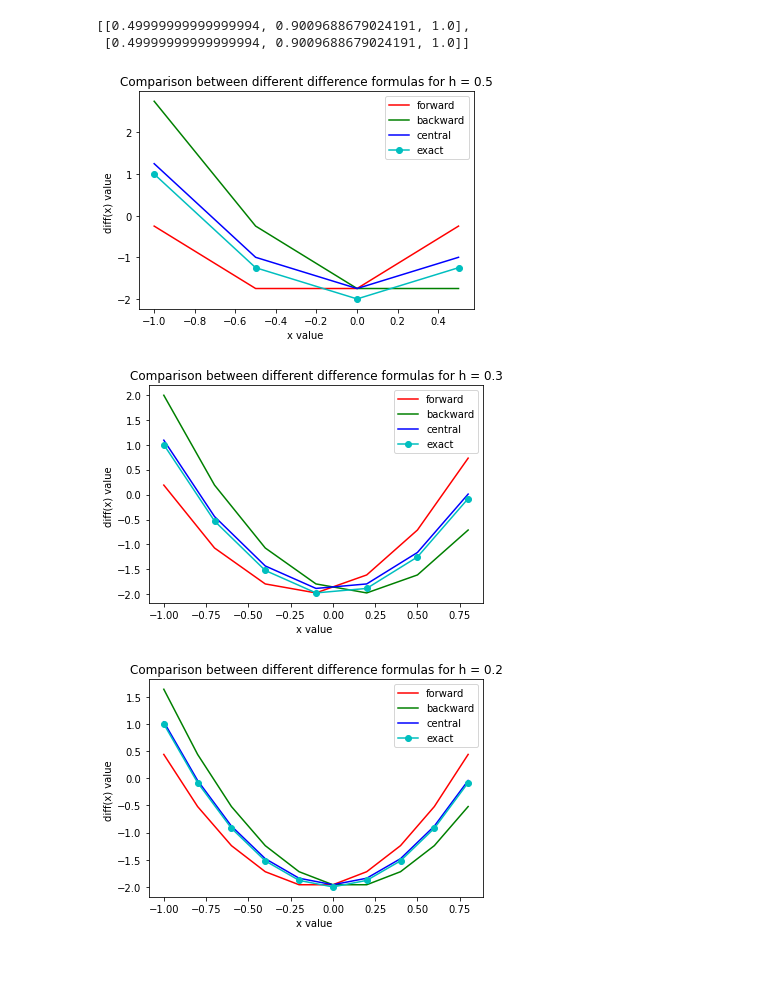
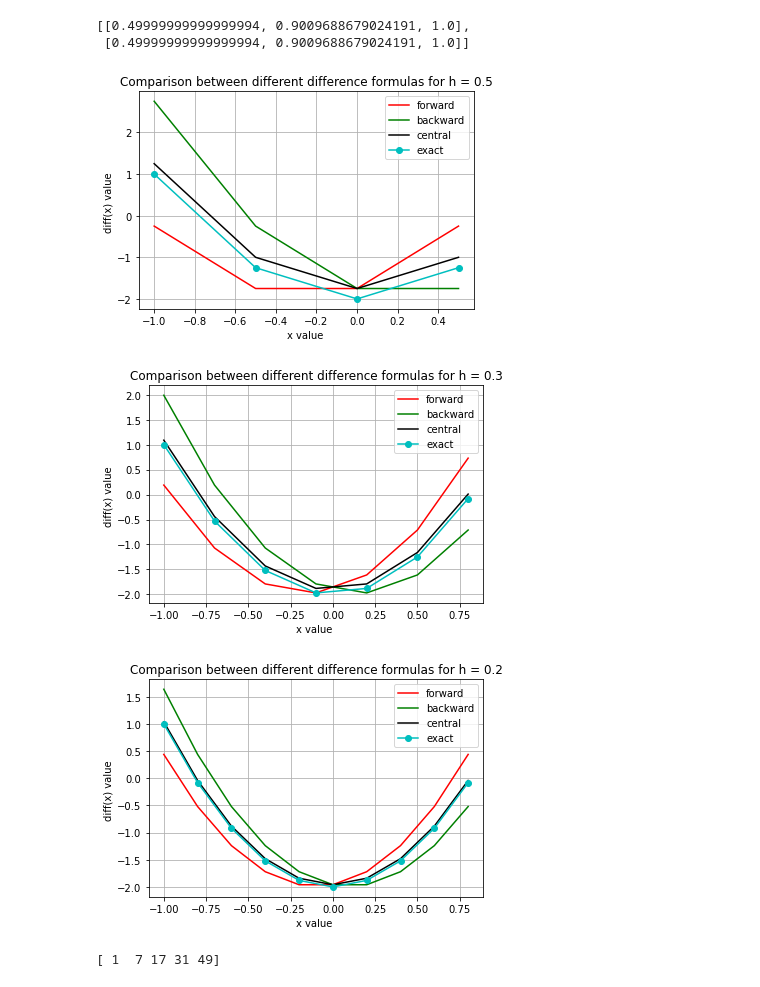
Before and after one commit to RiteshKhan/Random, a Jupyter notebook: 11_02_2022.ipynb, the cells around one changed output. Saved outputs shown, nothing was run; the diff lists cells and outputs as text; code cells hidden in the pictures.

```diff
--- a/11_02_2022.ipynb
+++ b/11_02_2022.ipynb
@@ -234,36 +234,38 @@ exact = df(xvec)
 import matplotlib.pyplot as plt
 plt.plot(xvec,frwd, color = 'r', label = "forward")
 plt.plot(xvec,bkwd, color = 'g', label = "backward")
-plt.plot(xvec,cend, color = 'b', label = "central")
+plt.plot(xvec,cend, color = 'k', label = "central")
 plt.plot(xvec,exact,'-o', color = 'c', label = "exact")
 plt.xlabel("x value ")
 plt.ylabel("diff(x) value ")
 plt.legend()
+plt.grid()
 plt.title("Comparison between different difference formulas for h = 0.5")
 plt.show()
 # %% [output]
-[figure, old version]
+[figure, new version]
 # %%
 # step length h = 0.3
 h  = 0.3
 f  = lambda x: x**3 - 2*x
 df = lambda x: 3*x**2 -2
 xvec  = np.arange(-1,1,h)
 frwd  = forward_diff(f,xvec,h)
 bkwd  = backward_diff(f,xvec,h)
 cend  = central_diff(f,xvec,h)
 exact = df(xvec)
 plt.plot(xvec,frwd, color = 'r', label = "forward")
 plt.plot(xvec,bkwd, color = 'g', label = "backward")
-plt.plot(xvec,cend, color = 'b', label = "central")
+plt.plot(xvec,cend, color = 'k', label = "central")
 plt.plot(xvec,exact,'-o', color = 'c', label = "exact")
 plt.xlabel("x value ")
 plt.ylabel("diff(x) value ")
 plt.legend()
+plt.grid()
 plt.title("Comparison between different difference formulas for h = 0.3")
 plt.show()
 # %% [output]
-[figure, old version]
+[figure, new version]
 # %%
 # step length h = 0.2
 h  = 0.2
@@ -276,12 +278,13 @@ cend  = central_diff(f,xvec,h)
 exact = df(xvec)
 plt.plot(xvec,frwd, color = 'r', label = "forward")
 plt.plot(xvec,bkwd, color = 'g', label = "backward")
-plt.plot(xvec,cend, color = 'b', label = "central")
+plt.plot(xvec,cend, color = 'k', label = "central")
 plt.plot(xvec,exact,'-o', color = 'c', label = "exact")
 plt.xlabel("x value ")
 plt.ylabel("diff(x) value ")
 plt.legend()
+plt.grid()
 plt.title("Comparison between different difference formulas for h = 0.2")
 plt.show()
 # %% [output]
-[figure, old version]
+[figure, new version]
@@ -287,0 +297,5 @@ plt.show()
+# %%
+x = np.array([1,2,3,4,5])
+print(chebyshev_poly1(3,x))
+# %% [output]
+[ 1  7 17 31 49]
```
Also changed, not shown: parts of 3 cells of this notebook.
